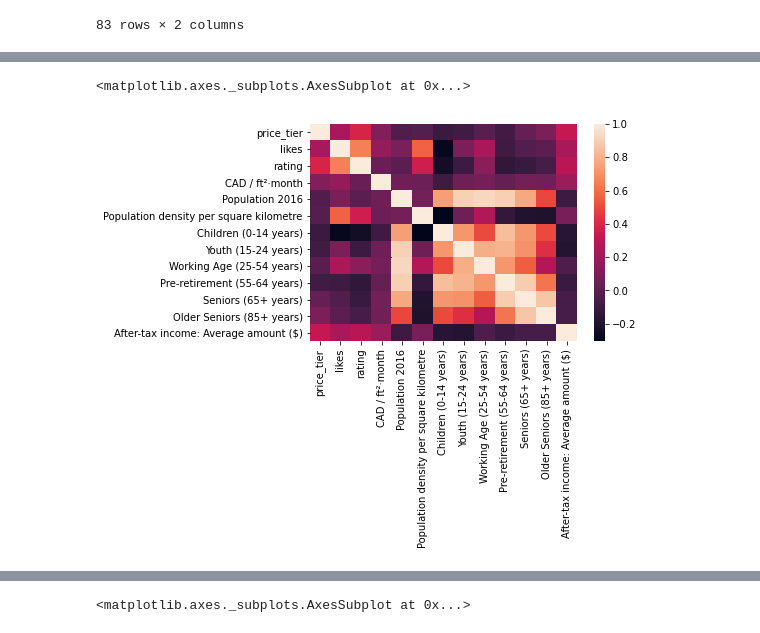
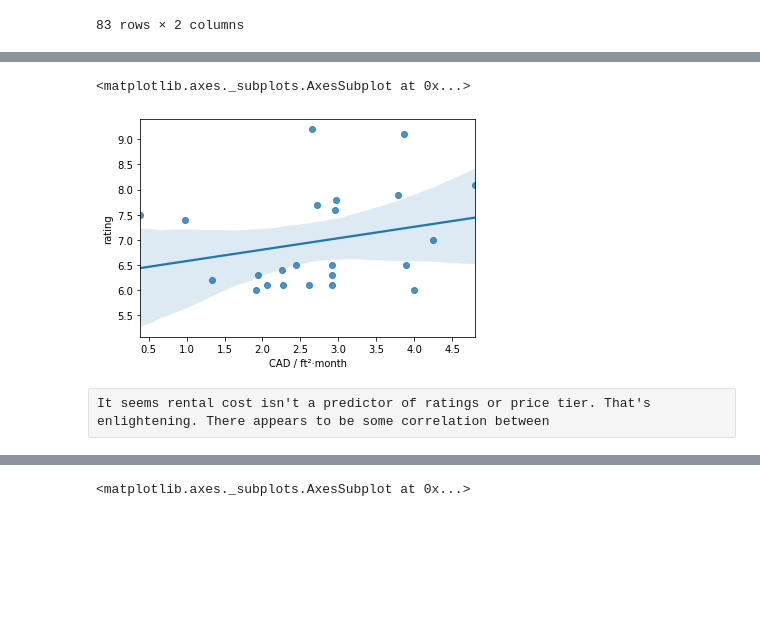
Before and after one commit to pagutierreza/Applied-Data-Science-Capstone, a Jupyter notebook: Week 2/EDA.ipynb, the cells around one changed output, grey strips where cells are left out. Cells and saved outputs as stored; diff of their text form; code cells hidden in the pictures; blank space fills up the shorter version.

```diff
--- a/Week 2/EDA.ipynb
+++ b/Week 2/EDA.ipynb
@@ -112 +125,8 @@ sns.scatterplot(df.iloc[:,6], df.iloc[:,5])
+# %%
+sns.regplot(df[df.cat_1 == categories.cat_1[loc]].iloc[:,6], df[df.cat_1 == categories.cat_1[loc]].rating)
+# %% [output]
+<matplotlib.axes._subplots.AxesSubplot at 0x...>
+[figure, added]
+# %% [raw]
+It seems rental cost isn't a predictor of ratings or price tier. That's enlightening. There appears to be some correlation between
 # %%
@@ -127,8 +148,3 @@ df_nbh
 | 139 | 1.0 | 3.666667 | 6.266667 | 2.063308 | 16724.0 | 5395.0 | ... |
 | 140 | 1.0 | 0.000000 | 6.300000 | 1.553063 | 9917.0 | 2673.0 | ... |
 77 rows × 13 columns
-# %%
-sns.heatmap(df_nbh.corr())
-# %% [output]
-<matplotlib.axes._subplots.AxesSubplot at 0x...>
-[figure, removed]
```
Also changed, not shown: parts of 22 cells of this notebook.
